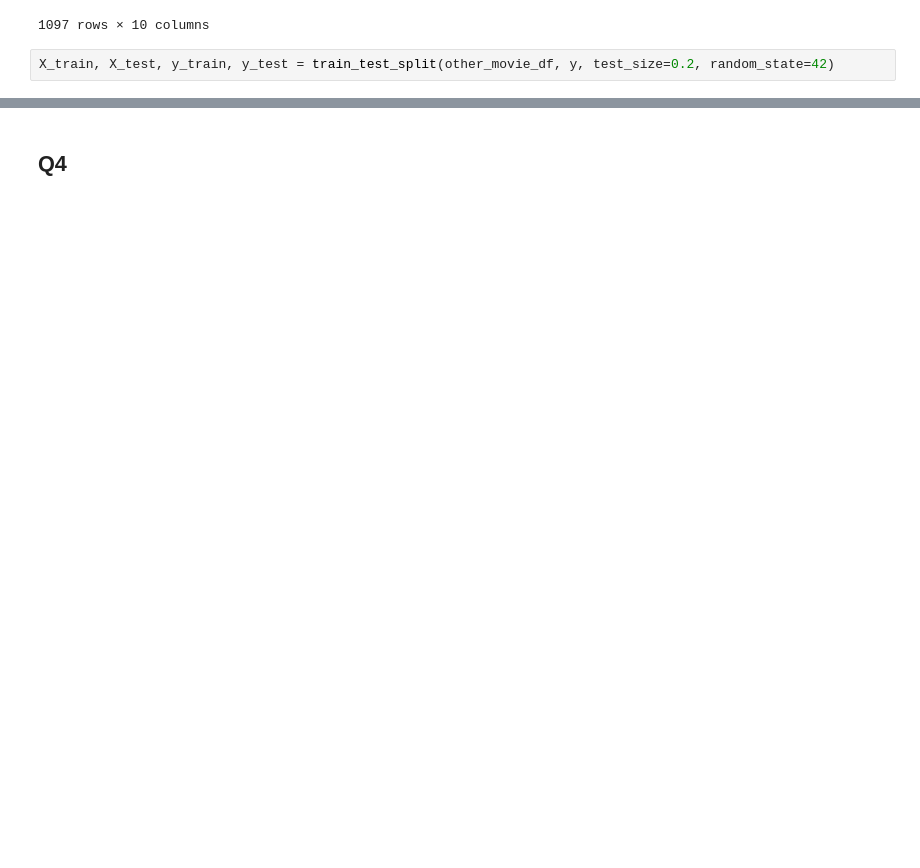
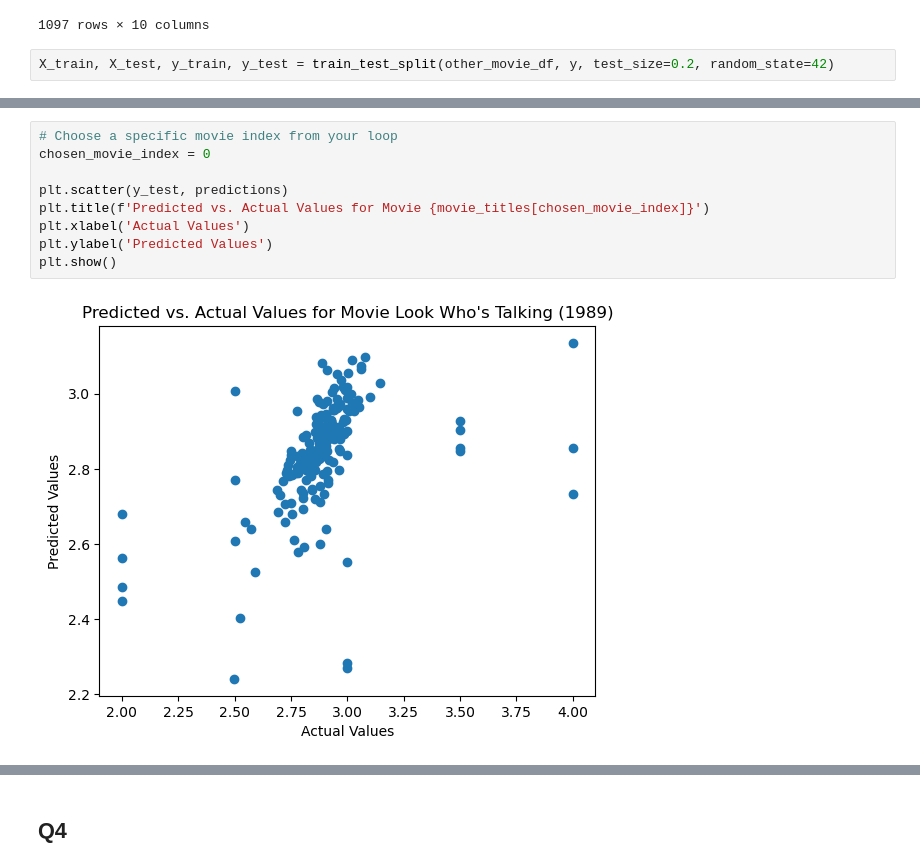
Before and after one commit to csendranshi/DSGA-1001-Project2, a Jupyter notebook: DS_project2.ipynb, the cells around one changed output, grey strips where cells are left out. Saved outputs shown, nothing was run; the diff lists cells and outputs as text; blank space fills up the shorter version.

```diff
--- a/DS_project2.ipynb
+++ b/DS_project2.ipynb
@@ -584,0 +596,11 @@ Root Mean Squared Error (RMSE): 0.31807282846132046
+# %%
+# Choose a specific movie index from your loop
+chosen_movie_index = 0
+
+plt.scatter(y_test, predictions)
+plt.title(f'Predicted vs. Actual Values for Movie {movie_titles[chosen_movie_index]}')
+plt.xlabel('Actual Values')
+plt.ylabel('Predicted Values')
+plt.show()
+# %% [output]
+[figure, added]
```
Also changed, not shown: parts of 8 cells of this notebook.
